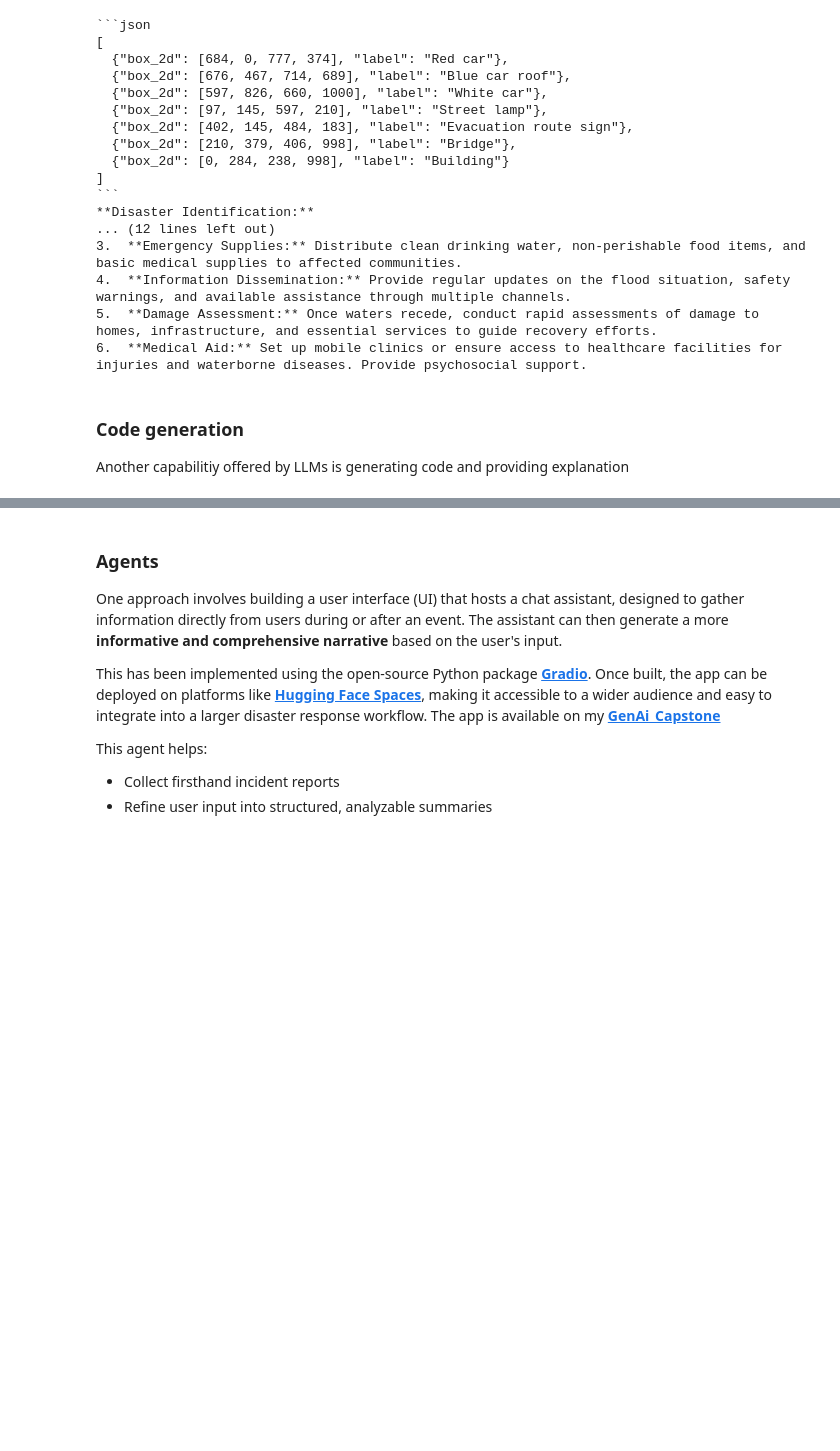
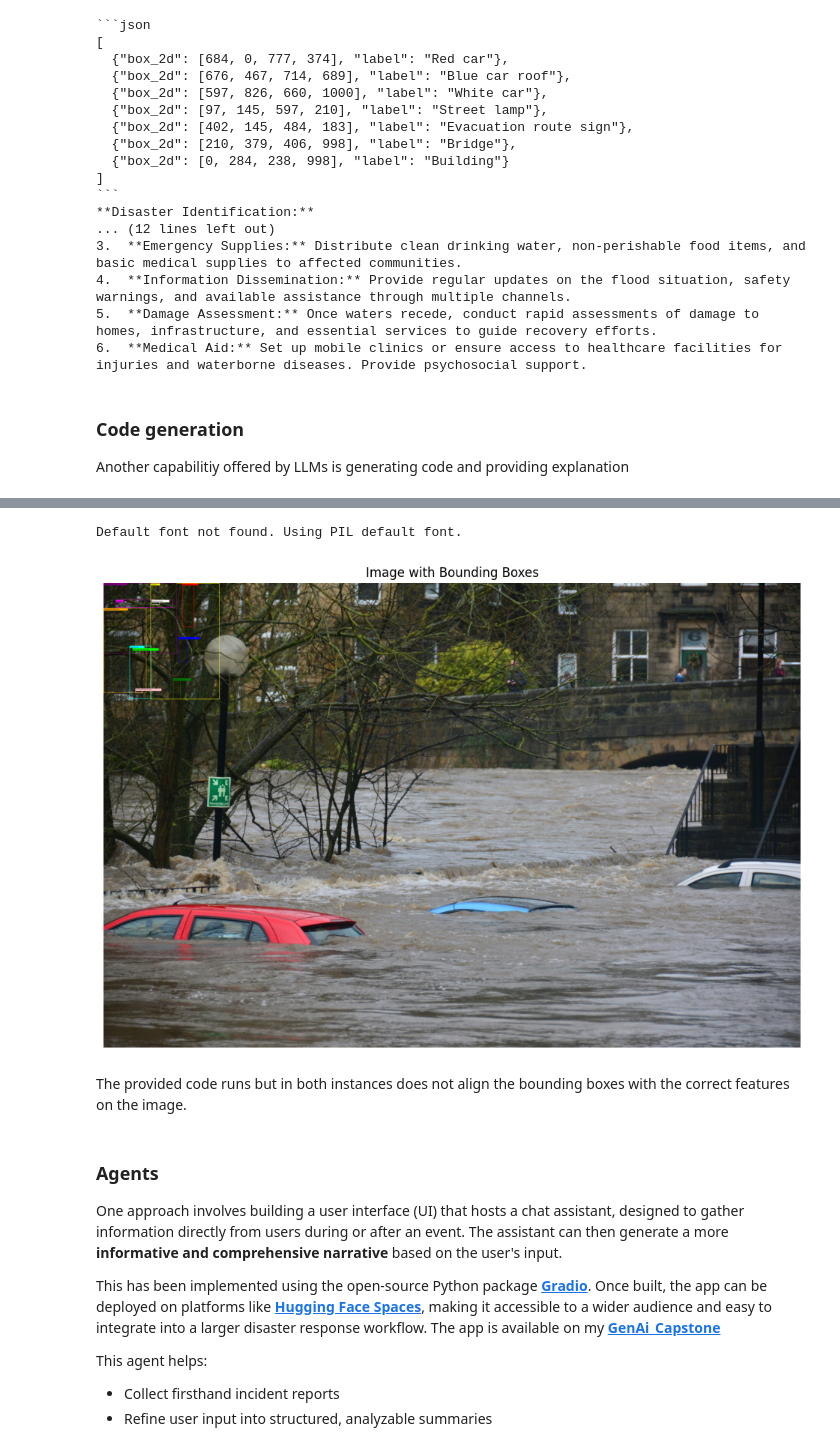
Before and after one commit to LeilaMemoi/Generative_AI, a Jupyter notebook: Gen AI Intensive Course Capstone 2025Q1_LEILA.ipynb, the cells around one changed output, grey strips where cells are left out. Drawn from its saved outputs; the diff is of its cells as text; code cells hidden in the pictures; blank space fills up the shorter version.

```diff
--- a/Gen AI Intensive Course Capstone 2025Q1_LEILA.ipynb
+++ b/Gen AI Intensive Course Capstone 2025Q1_LEILA.ipynb
@@ -366,3 +521,83 @@ Once the image is available, I can proceed with generating the bounding boxes an
+# %%
+#Test to see if it works
+import json
+from PIL import Image, ImageDraw, ImageFont
+import matplotlib.pyplot as plt
+import os
+
+# Bounding box data provided by the user
+bounding_boxes_json = [
+  {"box_2d": [677, 0, 780, 376], "label": "Submerged red car"},
+  {"box_2d": [644, 465, 714, 681], "label": "Submerged blue car roof"},
+  {"box_2d": [600, 821, 663, 1000], "label": "Submerged white car"},
+  {"box_2d": [404, 0, 997, 1000], "label": "Floodwater"},
+  {"box_2d": [0, 0, 629, 610], "label": "Trees partially submerged"},
+  {"box_2d": [0, 216, 368, 946], "label": "Building in the background"},
+  {"box_2d": [224, 540, 414, 998], "label": "Bridge structure"},
+  {"box_2d": [106, 145, 597, 210], "label": "Lamppost"},
+  {"box_2d": [414, 145, 484, 184], "label": "Assembly point sign"},
+  {"box_2d": [250, 562, 313, 605], "label": "Person observing from bridge"},
+  {"box_2d": [274, 908, 330, 948], "label": "Person observing from bridge"}
+]
+
+# Define the image path
+image_path = "/kaggle/input/sample-data/chris-gallagher-4zxp5vlmvnI-unsplash.jpg" # Use the uploaded file name
+
+# Check if the image file exists
+if not os.path.exists(image_path):
+    print(f"Error: Image file not found at {image_path}")
+else:
+    try:
+        # Load the image
+        img = Image.open(image_path).convert("RGB")
+        draw = ImageDraw.Draw(img)
+
+        # Define colors for boxes (optional, cycle through colors if needed)
+        colors = ["red", "blue", "green", "yellow", "purple", "orange", "cyan", "magenta", "white", "lime", "pink"]
+        color_index = 0
+
+        # Attempt to load a default font, handle potential errors
+        try:
+            # Try loading a common font, adjust path if necessary
+            # On Kaggle, '/usr/share/fonts/truetype/dejavu/DejaVuSans-Bold.ttf' might work
+            # If not found, it will fall back to the default PIL font
+            font = ImageFont.truetype("DejaVuSans-Bold.ttf", 15)
+        except IOError:
+            print("Default font not found. Using PIL default font.")
+            font = ImageFont.load_default()
+
+
+        # Draw bounding boxes and labels
+        for i, bbox_info in enumerate(bounding_boxes_json):
+            box = bbox_info['box_2d']
+            label = bbox_info['label']
+            color = colors[i % len(colors)] # Cycle through colors
+
+            # Draw rectangle: [xmin, ymin, xmax, ymax]
+            draw.rectangle(box, outline=color, width=3)
+
+            # Position text slightly below the top-left corner of the box
+            text_position = (box[0] + 5, box[1] + 5)
+            text_background_position = (box[0], box[1], box[0] + len(label) * 8, box[1] + 20) # Simple estimate for background
+
+            # Draw a small background rectangle for the text for better visibility
+            draw.rectangle(text_background_position, fill=color)
+            draw.text(text_position, label, fill="black", font=font) # Draw text with black color
+
+        # Display the image using matplotlib
+        plt.figure(figsize=(12, 10))
+        plt.imshow(img)
+        plt.axis('off') # Hide axes
+        plt.title("Image with Bounding Boxes")
+        plt.show()
+
+    except Exception as e:
+        print(f"An error occurred: {e}")
+# %% [output]
+Default font not found. Using PIL default font.
+[figure, added]
+# %% [markdown]
+The provided code runs but in both instances does not align the bounding boxes with the correct features on the image.
 # %% [markdown]
 ### Agents
 One approach involves building a user interface (UI) that hosts a chat assistant, designed to gather information directly from users during or after an event. The assistant can then generate a more **informative and comprehensive narrative** based on the user's input.
```
Also changed, not shown: parts of 6 cells of this notebook.
